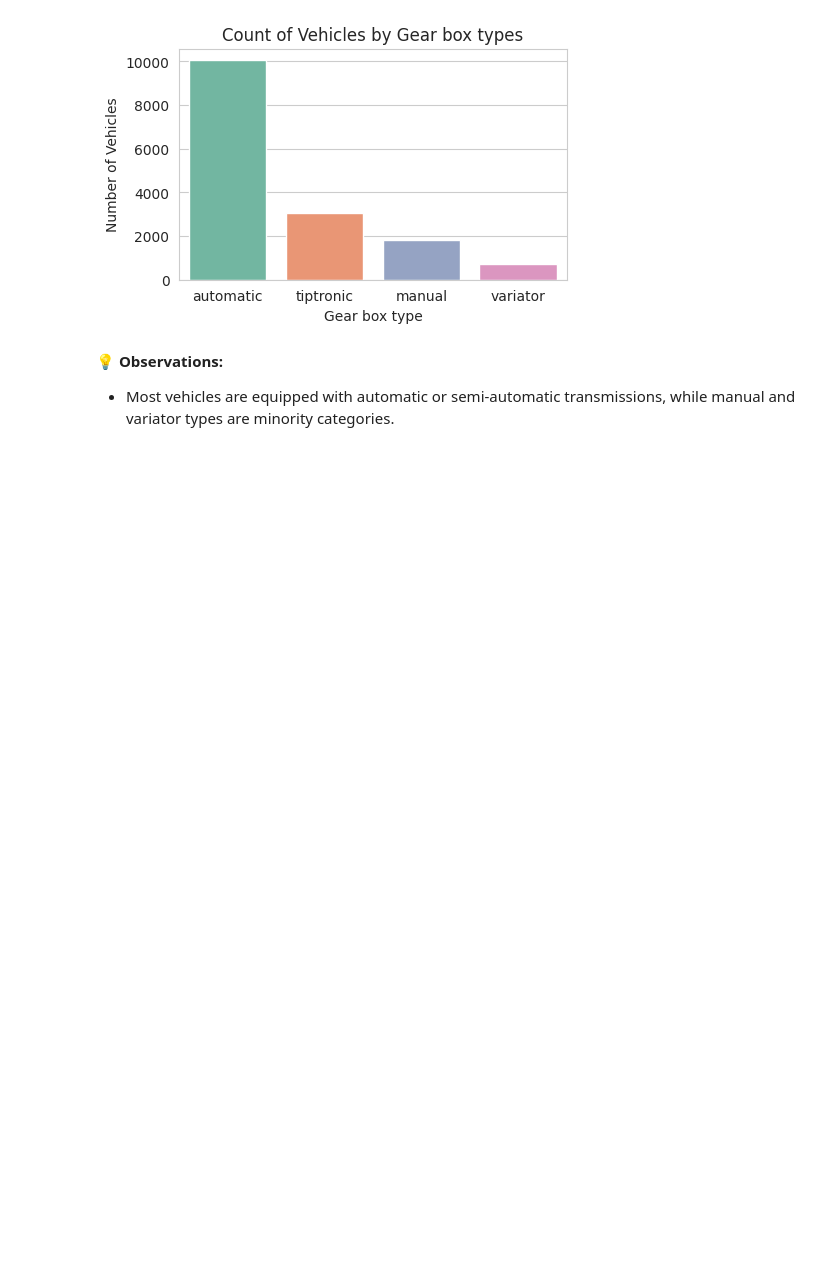
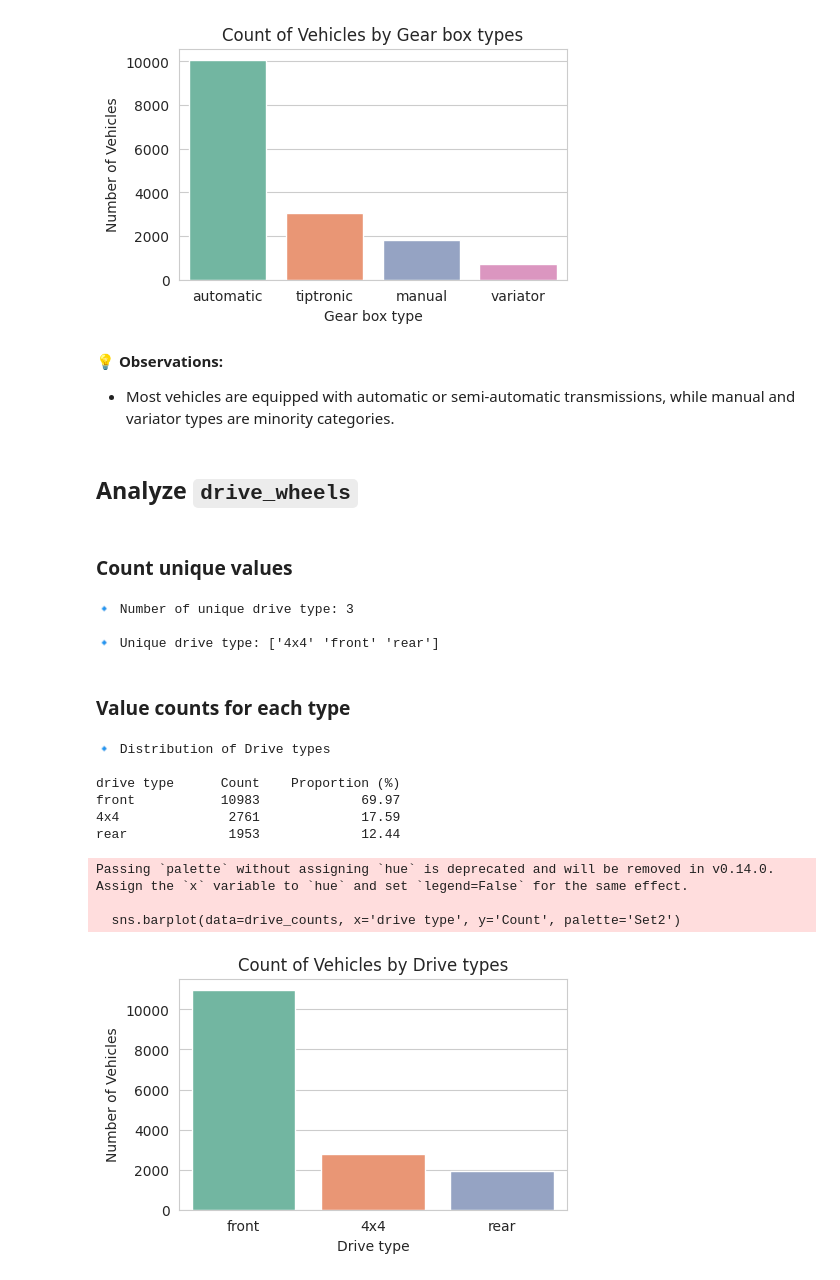
Before and after one commit to Mithula-cbw/Car-Price-Prediction, a Jupyter notebook: notebooks/Group_11_02_Preprocessing_and_Feature_Engineering.ipynb, the cells around one changed output. Cells and saved outputs as stored; diff of their text form; code cells hidden in the pictures; blank space fills up the shorter version.

Commit message:
analyze drive_wheels

```diff
--- a/notebooks/Group_11_02_Preprocessing_and_Feature_Engineering.ipynb
+++ b/notebooks/Group_11_02_Preprocessing_and_Feature_Engineering.ipynb
@@ -1126,3 +1126,53 @@ Passing `palette` without assigning `hue` is deprecated and will be removed in v
 # %% [markdown]
 💡 **Observations:**
 - Most vehicles are equipped with automatic or semi-automatic transmissions, while manual and variator types are minority categories.
+# %% [markdown]
+## Analyze `drive_wheels`
+# %% [markdown]
+### Count unique values
+# %%
+# Number of unique types
+unique_count = df['drive_wheels'].nunique()
+print(f"🔹 Number of unique drive type: {unique_count}")
+
+# show all unique values
+unique_values = df['drive_wheels'].unique()
+print(f"\n🔹 Unique drive type:", unique_values)
+# %% [output]
+🔹 Number of unique drive type: 3
+
+🔹 Unique drive type: ['4x4' 'front' 'rear']
+# %% [markdown]
+### Value counts for each type
+# %%
+# Count drive types
+drive_counts = df['drive_wheels'].value_counts().reset_index()
+drive_counts.columns = ['drive type', 'Count']
+
+# Calculate proportion
+drive_counts['Proportion (%)'] = (drive_counts['Count'] / len(df) * 100).round(2)
+
+# Print title
+print("🔹 Distribution of Drive types\n")
+
+# Print minimal table with percentages
+print(tabulate(drive_counts, headers='keys', tablefmt='plain', showindex=False))
+# %% [output]
+🔹 Distribution of Drive types
+
+drive type      Count    Proportion (%)
+front           10983             69.97
+4x4              2761             17.59
+rear             1953             12.44
+# %%
+plt.figure(figsize=(5,3))
+sns.barplot(data=drive_counts, x='drive type', y='Count', palette='Set2')
+plt.title("Count of Vehicles by Drive types")
+plt.xlabel("Drive type")
+plt.ylabel("Number of Vehicles")
+plt.show()
+# %% [output]
+Passing `palette` without assigning `hue` is deprecated and will be removed in v0.14.0. Assign the `x` variable to `hue` and set `legend=False` for the same effect.
+
+  sns.barplot(data=drive_counts, x='drive type', y='Count', palette='Set2')
+[figure, added]
```
Also changed, not shown: parts of 1 cell of this notebook.
